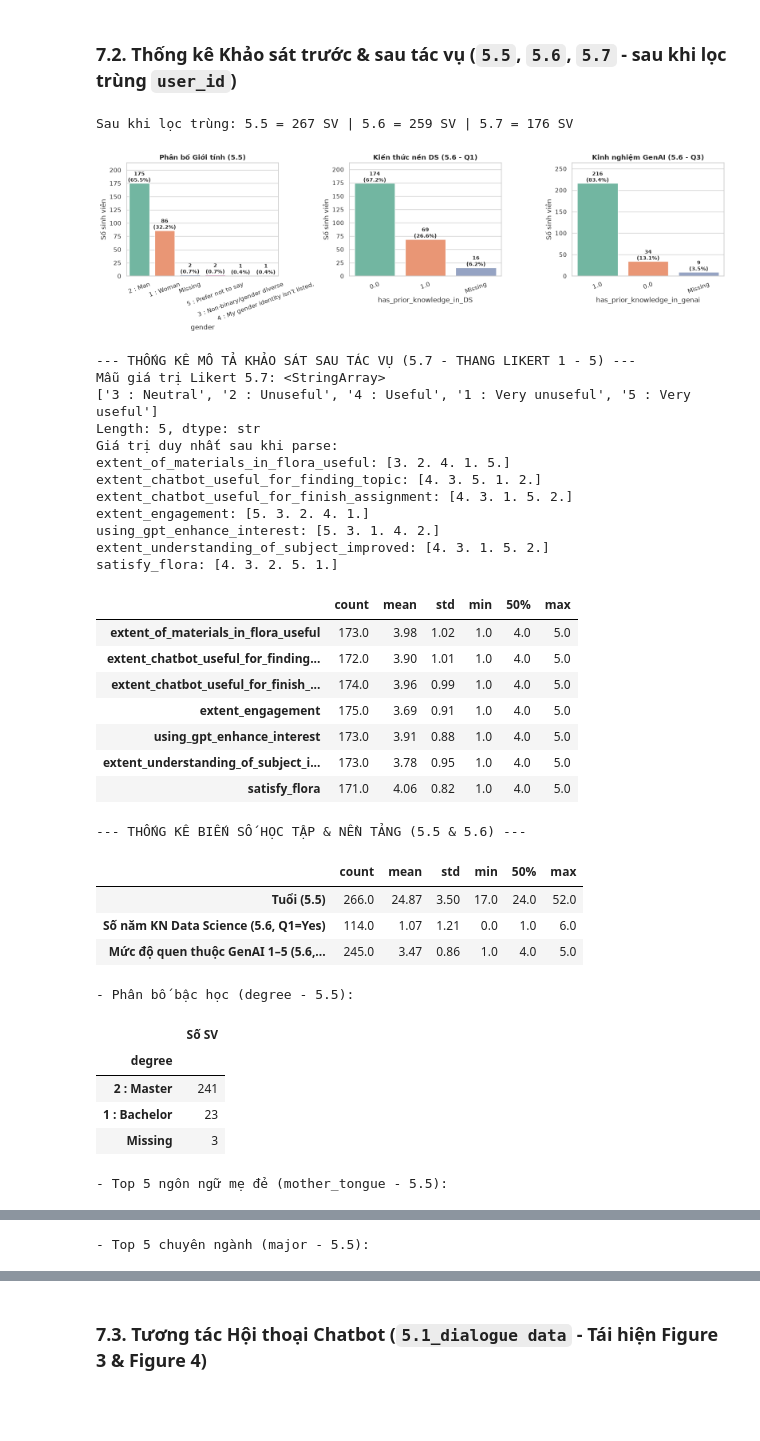
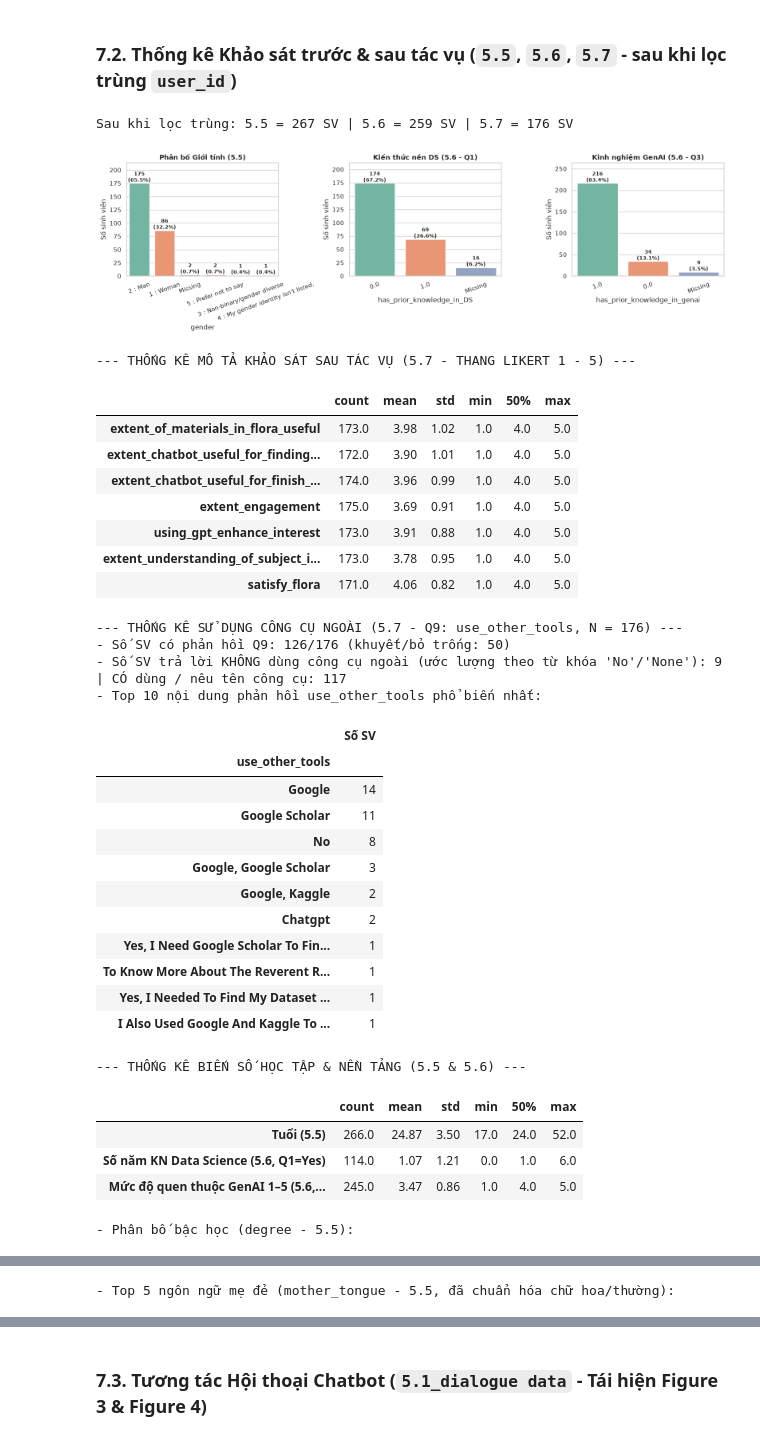
Before and after one commit to hhkc861/FLoRA_Data_Mining, a Jupyter notebook: FLoRa_Data_Analysis.ipynb, the cells around one changed output, grey strips where cells are left out. Drawn from its saved outputs; the diff is of its cells as text; code cells hidden in the pictures; blank space fills up the shorter version.

```diff
--- a/FLoRa_Data_Analysis.ipynb
+++ b/FLoRa_Data_Analysis.ipynb
@@ -843,7 +906,7 @@ post_clean     = dedup_survey(post_survey)
 
 print(f"Sau khi lọc trùng: 5.5 = {len(pre_bio_clean)} SV | 5.6 = {len(pre_know_clean)} SV | 5.7 = {len(post_clean)} SV")
 
-# Biểu đồ Giới tính (5.5) & Kiến thức nền DS/GenAI (5.6))
+# Biểu đồ Giới tính (5.5) & Kiến thức nền DS/GenAI (5.6)
 fig, axes = plt.subplots(1, 3, figsize=(16, 4.8))
 
 for ax, (series, title) in zip(axes, [
@@ -873,75 +936,75 @@ likert_cols = [
     'using_gpt_enhance_interest', 'extent_understanding_of_subject_improved', 'satisfy_flora'
 ]
 print("\n--- THỐNG KÊ MÔ TẢ KHẢO SÁT SAU TÁC VỤ (5.7 - THANG LIKERT 1 - 5) ---")
-# Kiểm tra nhanh các giá trị duy nhất trước khi ép kiểu
-print("Mẫu giá trị Likert 5.7:", post_clean[likert_cols[0]].dropna().unique()[:10])
 
 def parse_likert(series):
-    # Nếu là số sẵn thì giữ nguyên; nếu dạng "4 = Useful" thì tách số đầu; nếu text thuần thì cần map thêm
     s = series.astype(str).str.strip()
-    num = pd.to_numeric(s.str.extract(r'^(\d)')[0], errors='coerce')
-    return num
+    return pd.to_numeric(s.str.extract(r'^(\d)')[0], errors='coerce')
 
 likert_num = post_clean[likert_cols].apply(parse_likert)
-# Nếu num vẫn bị NaN do file lưu toàn chữ (vd: "Very useful"), in unique() ra để viết dict map 1..5!
-print("Giá trị duy nhất sau khi parse:")
-for col in likert_cols:
-    print(f"{col}: {likert_num[col].dropna().unique()}")
 display(likert_num.describe().round(2).T[['count', 'mean', 'std', 'min', '50%', 'max']])
+
+# Thống kê bổ sung cột use_other_tools (Q9 - 5.7)
+print("\n--- THỐNG KÊ SỬ DỤNG CÔNG CỤ NGOÀI (5.7 - Q9: use_other_tools, N = 176) ---")
+tools_raw = post_clean['use_other_tools'].dropna().astype(str).str.strip()
+print(f"- Số SV có phản hồi Q9: {len(tools_raw)}/{len(post_clean)} (khuyết/bỏ trống: {post_clean['use_other_tools'].isna().sum()})")
+no_mask = tools_raw.str.lower().isin(['no', 'none', 'n/a', 'nil', 'na', 'nothing', 'no.', 'nope']) | tools_raw.str.lower().str.startswith('no ')
+print(f"- Số SV trả lời KHÔNG dùng công cụ ngoài (ước lượng theo từ khóa 'No'/'None'): {no_mask.sum()} | CÓ dùng / nêu tên công cụ: {(~no_mask).sum()}")
+print("- Top 10 nội dung phản hồi use_other_tools phổ biến nhất:")
+display(tools_raw.str.title().value_counts().head(10).to_frame('Số SV'))
 
 # Thống kê bổ sung các biến nền quan trọng ở 5.5 và 5.6
 pre_bio_clean['age_num'] = pd.to_numeric(pre_bio_clean['age'], errors='coerce')
 pre_know_clean['years_exp_num'] = pd.to_numeric(pre_know_clean['years_of_experience'], errors='coerce')
 pre_know_clean['familiar_genai_num'] = parse_likert(pre_know_clean['extent_of_familiar_genai'])
 
 print("\n--- THỐNG KÊ BIẾN SỐ HỌC TẬP & NỀN TẢNG (5.5 & 5.6) ---")
 display(pd.DataFrame({
     'Tuổi (5.5)': pre_bio_clean['age_num'].describe(),
     'Số năm KN Data Science (5.6, Q1=Yes)': pre_know_clean['years_exp_num'].describe(),
     'Mức độ quen thuộc GenAI 1–5 (5.6, Q3=Yes)': pre_know_clean['familiar_genai_num'].describe()
 }).round(2).T[['count', 'mean', 'std', 'min', '50%', 'max']])
 
 print("\n- Phân bố bậc học (degree - 5.5):")
 display(pre_bio_clean['degree'].fillna('Missing').value_counts().to_frame('Số SV'))
 
-print("- Top 5 ngôn ngữ mẹ đẻ (mother_tongue - 5.5):")
-display(pre_bio_clean['mother_tongue'].fillna('Missing').str.strip().value_counts().head(5).to_frame('Số SV'))
+print("- Top 5 ngôn ngữ mẹ đẻ (mother_tongue - 5.5, đã chuẩn hóa chữ hoa/thường):")
+display(pre_bio_clean['mother_tongue'].fillna('Missing').astype(str).str.strip().str.title().value_counts().head(5).to_frame('Số SV'))
 
-print("- Top 5 chuyên ngành (major - 5.5):")
-display(pre_bio_clean['major'].fillna('Missing').str.strip().value_counts().head(5).to_frame('Số SV'))
+print("- Top 5 chuyên ngành (major - 5.5, đã chuẩn hóa chữ hoa/thường):")
+display(pre_bio_clean['major'].fillna('Missing').astype(str).str.strip().str.title().value_counts().head(5).to_frame('Số SV'))
 # %% [output]
 Sau khi lọc trùng: 5.5 = 267 SV | 5.6 = 259 SV | 5.7 = 176 SV
 [figure]
 --- THỐNG KÊ MÔ TẢ KHẢO SÁT SAU TÁC VỤ (5.7 - THANG LIKERT 1 - 5) ---
-Mẫu giá trị Likert 5.7: <StringArray>
-['3 : Neutral', '2 : Unuseful', '4 : Useful', '1 : Very unuseful', '5 : Very useful']
-Length: 5, dtype: str
-Giá trị duy nhất sau khi parse:
-extent_of_materials_in_flora_useful: [3. 2. 4. 1. 5.]
-extent_chatbot_useful_for_finding_topic: [4. 3. 5. 1. 2.]
-extent_chatbot_useful_for_finish_assignment: [4. 3. 1. 5. 2.]
-extent_engagement: [5. 3. 2. 4. 1.]
-using_gpt_enhance_interest: [5. 3. 1. 4. 2.]
-extent_understanding_of_subject_improved: [4. 3. 1. 5. 2.]
-satisfy_flora: [4. 3. 2. 5. 1.]
 |  | count | mean | std | min | 50% | max |
 | extent_of_materials_in_flora_useful | 173.0 | 3.98 | 1.02 | 1.0 | 4.0 | 5.0 |
 | extent_chatbot_useful_for_finding... | 172.0 | 3.90 | 1.01 | 1.0 | 4.0 | 5.0 |
 | extent_chatbot_useful_for_finish_... | 174.0 | 3.96 | 0.99 | 1.0 | 4.0 | 5.0 |
 | extent_engagement | 175.0 | 3.69 | 0.91 | 1.0 | 4.0 | 5.0 |
 | using_gpt_enhance_interest | 173.0 | 3.91 | 0.88 | 1.0 | 4.0 | 5.0 |
 | extent_understanding_of_subject_i... | 173.0 | 3.78 | 0.95 | 1.0 | 4.0 | 5.0 |
 | satisfy_flora | 171.0 | 4.06 | 0.82 | 1.0 | 4.0 | 5.0 |
---- THỐNG KÊ BIẾN SỐ HỌC TẬP & NỀN TẢNG (5.5 & 5.6) ---
+--- THỐNG KÊ SỬ DỤNG CÔNG CỤ NGOÀI (5.7 - Q9: use_other_tools, N = 176) ---
+- Số SV có phản hồi Q9: 126/176 (khuyết/bỏ trống: 50)
+- Số SV trả lời KHÔNG dùng công cụ ngoài (ước lượng theo từ khóa 'No'/'None'): 9 | CÓ dùng / nêu tên công cụ: 117
+- Top 10 nội dung phản hồi use_other_tools phổ biến nhất:
-|  | count | mean | std | min | 50% | max |
-| Tuổi (5.5) | 266.0 | 24.87 | 3.50 | 17.0 | 24.0 | 52.0 |
-| Số năm KN Data Science (5.6, Q1=Yes) | 114.0 | 1.07 | 1.21 | 0.0 | 1.0 | 6.0 |
-| Mức độ quen thuộc GenAI 1–5 (5.6,... | 245.0 | 3.47 | 0.86 | 1.0 | 4.0 | 5.0 |
+|  | Số SV |
+| use_other_tools |  |
+| Google | 14 |
+| Google Scholar | 11 |
+| No | 8 |
+| Google, Google Scholar | 3 |
+| Google, Kaggle | 2 |
+| Chatgpt | 2 |
+| Yes, I Need Google Scholar To Fin... | 1 |
+| To Know More About The Reverent R... | 1 |
+| Yes, I Needed To Find My Dataset ... | 1 |
+| I Also Used Google And Kaggle To ... | 1 |
-- Phân bố bậc học (degree - 5.5):
+--- THỐNG KÊ BIẾN SỐ HỌC TẬP & NỀN TẢNG (5.5 & 5.6) ---
-|  | Số SV |
-| degree |  |
-| 2 : Master | 241 |
-| 1 : Bachelor | 23 |
-| Missing | 3 |
+|  | count | mean | std | min | 50% | max |
+| Tuổi (5.5) | 266.0 | 24.87 | 3.50 | 17.0 | 24.0 | 52.0 |
+| Số năm KN Data Science (5.6, Q1=Yes) | 114.0 | 1.07 | 1.21 | 0.0 | 1.0 | 6.0 |
+| Mức độ quen thuộc GenAI 1–5 (5.6,... | 245.0 | 3.47 | 0.86 | 1.0 | 4.0 | 5.0 |
-- Top 5 ngôn ngữ mẹ đẻ (mother_tongue - 5.5):
+- Phân bố bậc học (degree - 5.5):
 |  | Số SV |
@@ -954,2 +1015,2 @@ satisfy_flora: [4. 3. 2. 5. 1.]
-- Top 5 chuyên ngành (major - 5.5):
+- Top 5 ngôn ngữ mẹ đẻ (mother_tongue - 5.5, đã chuẩn hóa chữ hoa/thường):
 |  | Số SV |
```
Also changed, not shown: parts of 17 cells of this notebook.
